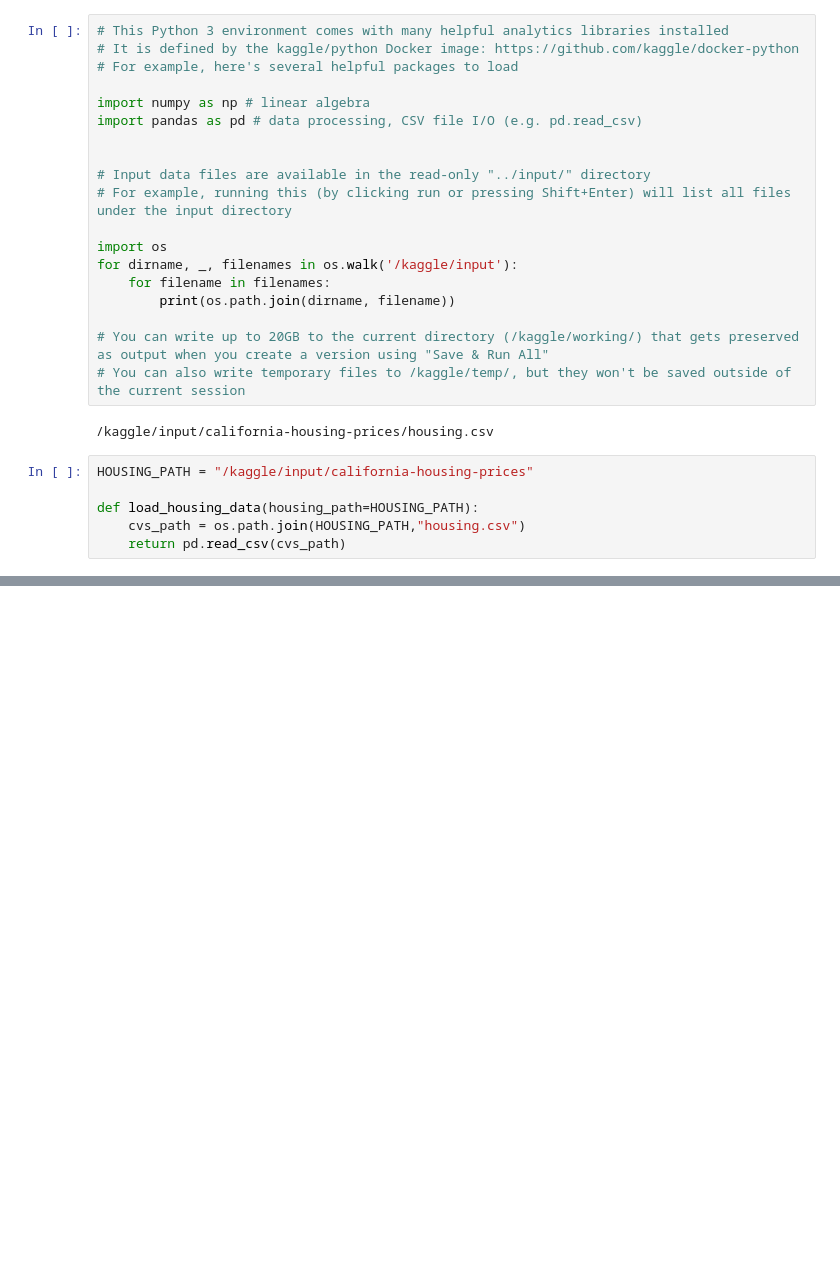
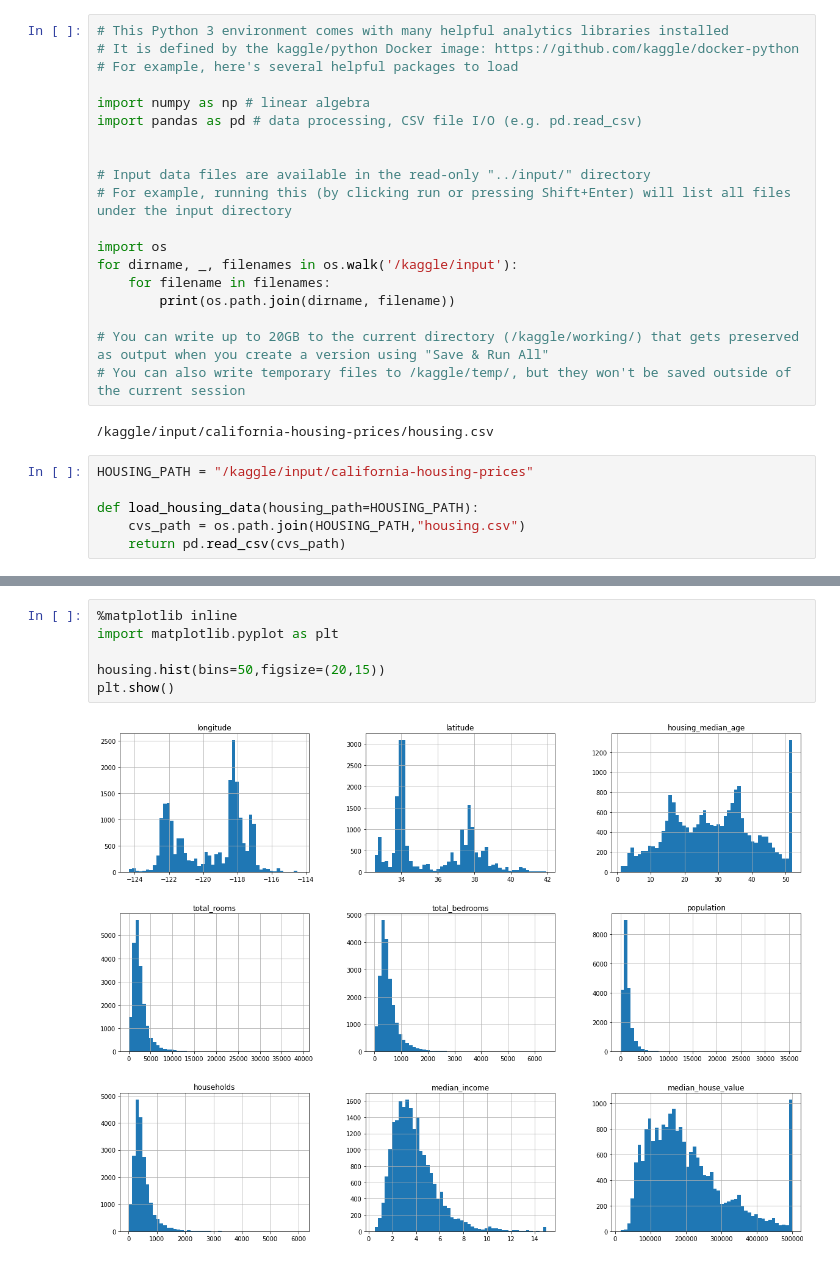
Before and after one commit to morykeita/kaggle, a Jupyter notebook: california-housing-prices.ipynb, the cells around one changed output, grey strips where cells are left out. Cells and saved outputs as stored; diff of their text form; blank space fills up the shorter version.

Commit message:
Kaggle Notebook | California Housing Prices | Version 4

```diff
--- a/california-housing-prices.ipynb
+++ b/california-housing-prices.ipynb
@@ -37,0 +82,8 @@ housing.head()
+# %%
+%matplotlib inline
+import matplotlib.pyplot as plt
+
+housing.hist(bins=50,figsize=(20,15))
+plt.show()
+# %% [output]
+[figure, added]
```
Also changed, not shown: parts of 6 cells of this notebook.
